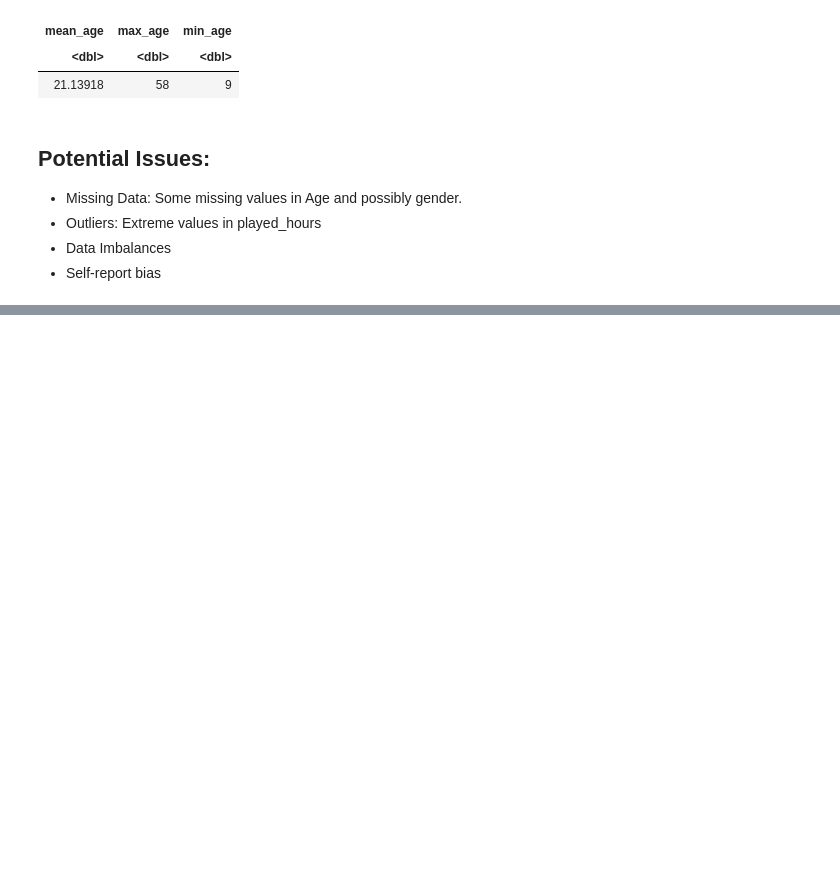
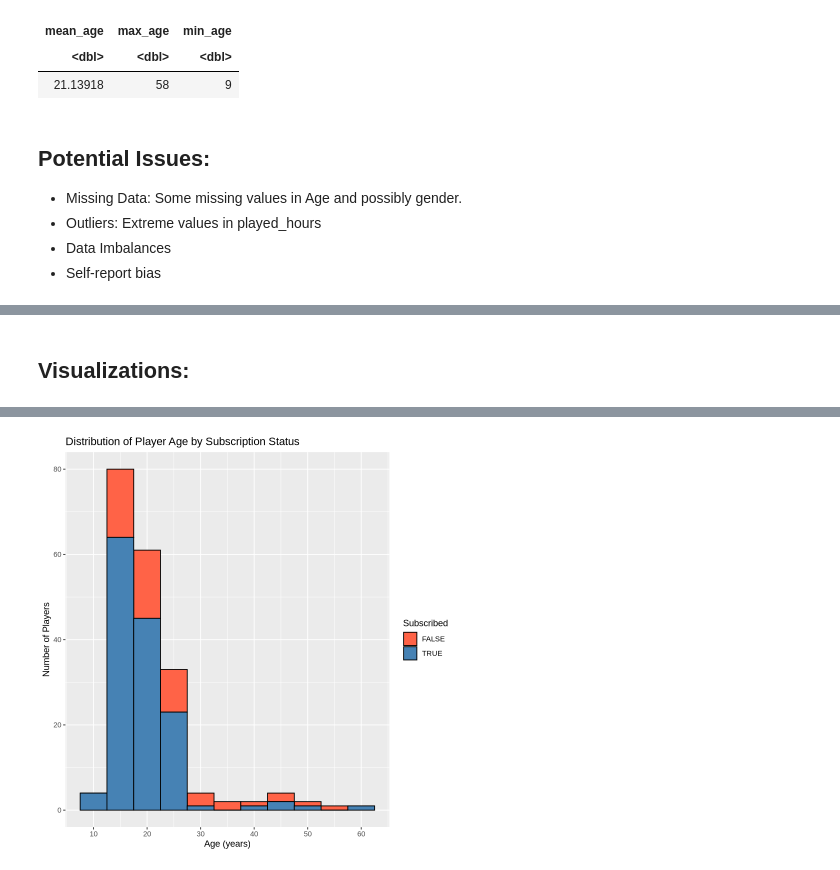
Before and after one commit to Florasuh/individual_project_planning_report, a Jupyter notebook: individual_planning_report.ipynb, the cells around one changed output, grey strips where cells are left out. Drawn from its saved outputs; the diff is of its cells as text; code cells hidden in the pictures; blank space fills up the shorter version.

Commit message:
added data analysis and visualizations

```diff
--- a/individual_planning_report.ipynb
+++ b/individual_planning_report.ipynb
@@ -175,0 +157,4 @@ The player.csv dataset contains information about age and total hours played. Th
+# %%
+players <- read_csv("https://raw.githubusercontent.com/Florasuh/individual_project_planning_report/main/players.csv")
+
+players
@@ -175,0 +190,11 @@ The player.csv dataset contains information about age and total hours played. Th
+# %%
+# tidy data:
+players <- players |>
+    mutate(played_hours = as.numeric(played_hours),
+           Age = as.numeric(Age),
+           experience = as.factor(experience),
+           subscribe = as.logical(subscribe),
+           gender = as.factor(gender))
+players
+# The data was already in tidy format. Each Variable is one column, each observation is one row, and each value is in once cell.
+# Just the data type was wrangled.
@@ -175,0 +244,15 @@ The player.csv dataset contains information about age and total hours played. Th
+# %% [markdown]
+## Visualizations:
+# %%
+# histogram of age by subscription status
+
+age_vs_subscription_status <- ggplot(players, aes(x = Age, fill = subscribe)) +
+    geom_histogram(binwidth = 5, position = "stack", color = "black") +
+    scale_fill_manual(values = c("FALSE" = "tomato", "TRUE" = "steelblue")) +
+    scale_x_continuous(breaks = seq(0, 60, by = 10)) +
+    labs(title = "Distribution of Player Age by Subscription Status",
+         x = "Age (years)",
+         y = "Number of Players",
+         fill = "Subscribed")
+age_vs_subscription_status
+# %% [output]
@@ -175,0 +261 @@ The player.csv dataset contains information about age and total hours played. Th
+[figure, added]
```
Also changed, not shown: parts of 14 cells of this notebook.
